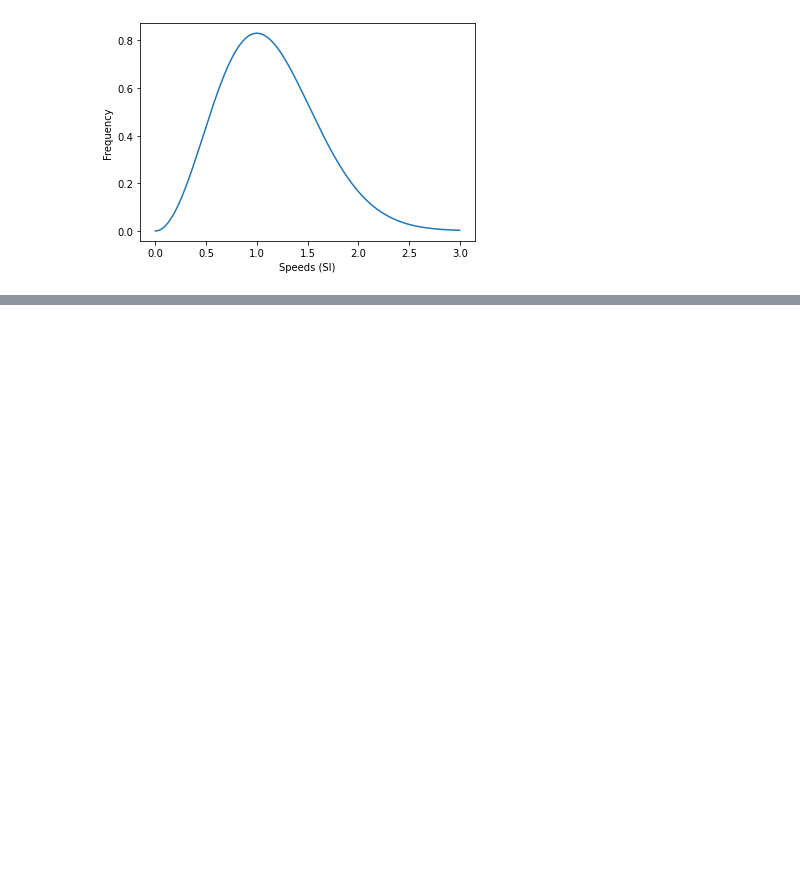
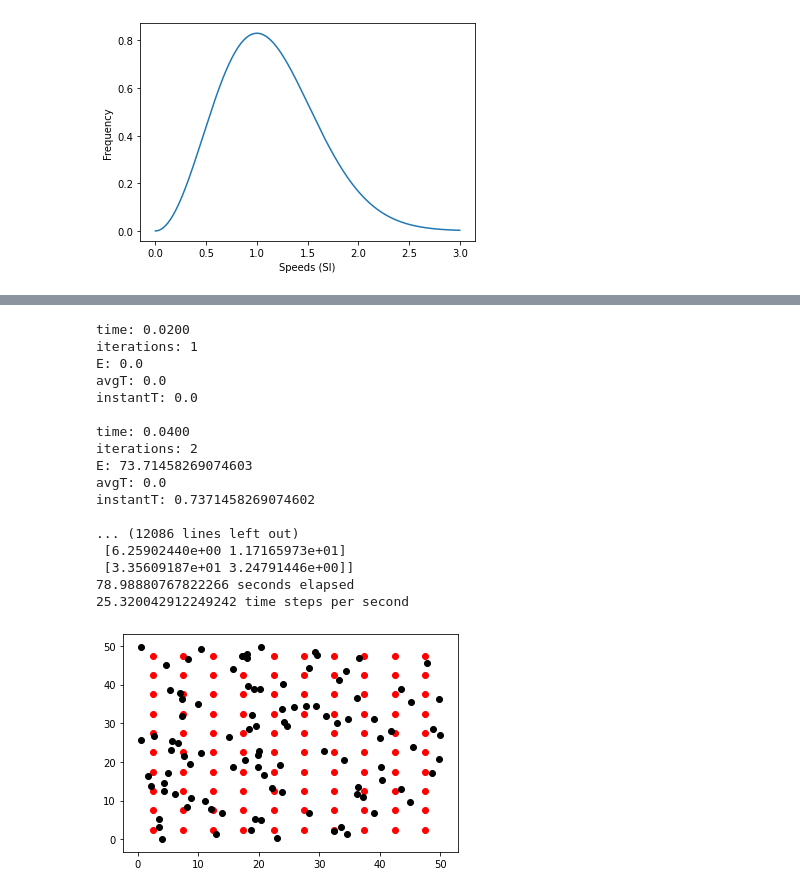
Before and after one commit to rzhadev/sketchmm, a Jupyter notebook: test.ipynb, the cells around one changed output, grey strips where cells are left out. Saved outputs shown, nothing was run; the diff lists cells and outputs as text; code cells hidden in the pictures; blank space fills up the shorter version.

```diff
--- a/test.ipynb
+++ b/test.ipynb
@@ -91,0 +86,32 @@ print(e.vel[:, 0])
+# %%
+start_time = time.time()
+for i_ in range(2000):
+    e.step_forward()
+
+endpos = e.pos.copy()
+print(endpos)
+end_time = time.time()
+persec = e.iterations / (end_time - start_time)
+print(f"{end_time-start_time} seconds elapsed")
+print(f"{persec} time steps per second")
+ax = plt.scatter(initpos[:, 0], initpos[:, 1], color="red")
+ax1 = plt.scatter(endpos[:, 0], endpos[:, 1], color="black")
+# %% [output]
+time: 0.0200
+iterations: 1
+E: 0.0
+avgT: 0.0
+instantT: 0.0
+
+time: 0.0400
+iterations: 2
+E: 73.71458269074603
+avgT: 0.0
+instantT: 0.7371458269074602
+
+... (12086 lines left out)
+ [6.25902440e+00 1.17165973e+01]
+ [3.35609187e+01 3.24791446e+00]]
+78.98880767822266 seconds elapsed
+25.320042912249242 time steps per second
+[figure, added]
```
Also changed, not shown: parts of 6 cells of this notebook, 2 other files.
